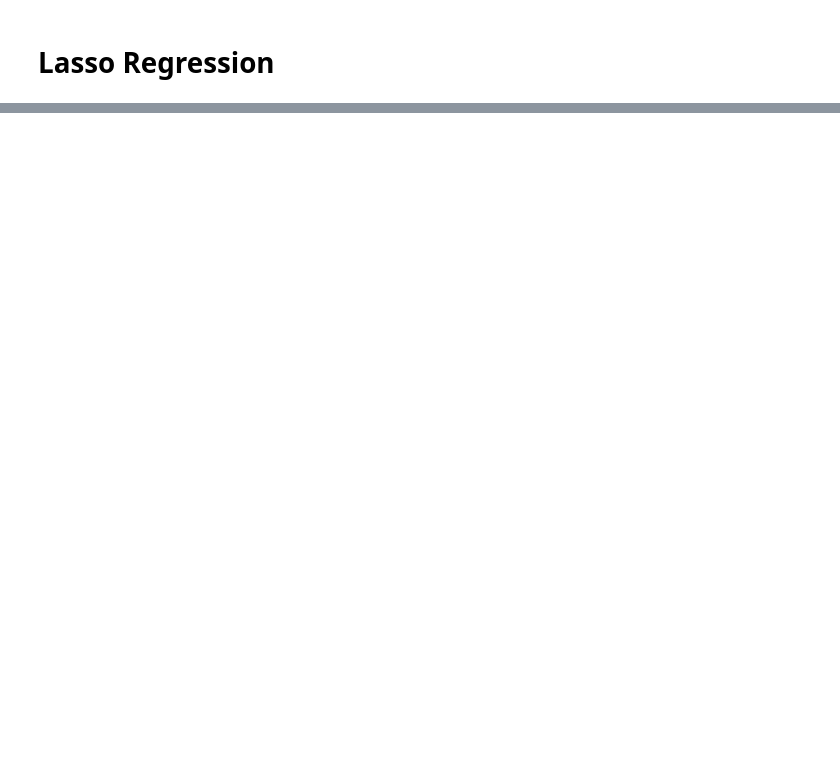
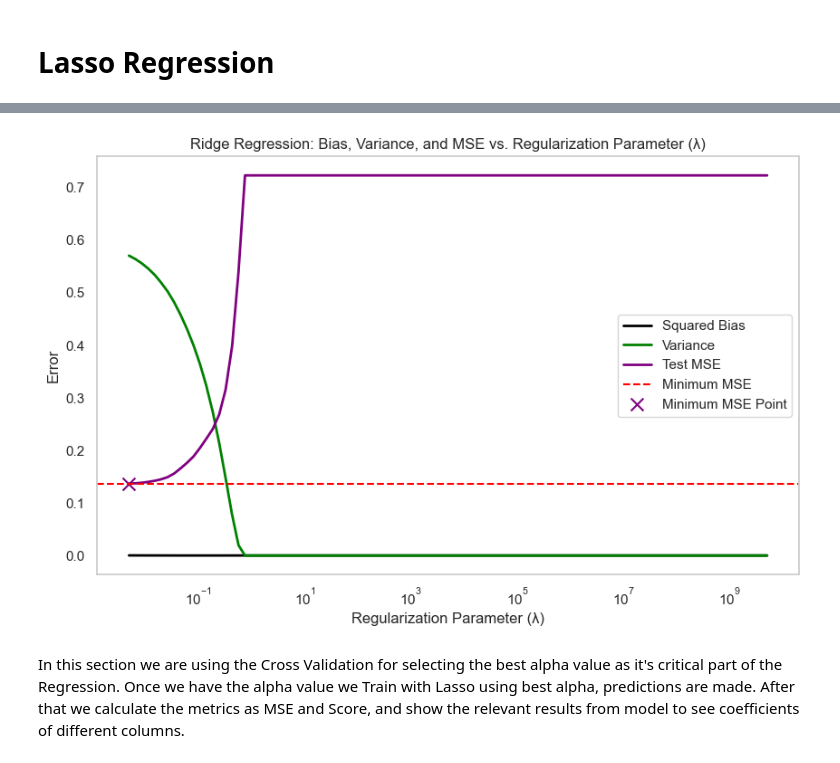
Before and after one commit to larsvdg/APRAU, a Jupyter notebook: Assignment.ipynb, the cells around one changed output, grey strips where cells are left out. Saved outputs shown, nothing was run; the diff lists cells and outputs as text; code cells hidden in the pictures; blank space fills up the shorter version.

```diff
--- a/Assignment.ipynb
+++ b/Assignment.ipynb
@@ -822,7 +1030,6 @@ plt.show()
 from sklearn.linear_model import RidgeCV, Ridge
 from sklearn.metrics import r2_score
 
-X_train, X_test , y_train, y_test = train_test_split(X, y, test_size=0.5, random_state=1)
 # Use the Cross Validation to calculate the best alpha
 ridgecv = RidgeCV(alphas = alphas, scoring = 'neg_mean_squared_error')
 ridgecv.fit(X_train, y_train)
@@ -855,14 +1086,24 @@ from sklearn.preprocessing import scale
 lasso = Lasso(max_iter = 10000)
 coefs = []
 
+
+mse = []
+squared_bias = []
+variance = []
+
 for a in alphas:
     lasso.set_params(alpha=a)
     lasso.fit(scale(X_train), y_train)
     coefs.append(lasso.coef_)
 
-ax = plt.gca()
-ax.plot(alphas*2, coefs)
-ax.set_xscale('log')
-plt.axis('tight')
-plt.xlabel('alpha')
-plt.ylabel('weights')
+    y_pred = lasso.predict(X_test)
+
+     # Calculate MSE
+    mse.append(np.mean((y_pred - y_test) ** 2))
+
+    # Calculate bias and variance
+    bias = np.mean(y_pred - y_test)
+    squared_bias.append(bias ** 2)
+    variance.append(np.var(y_pred))
+
+np.shape(coefs)
@@ -873,3 +1122,21 @@ This is example usecase of Lasso regression with values
+# %%
+plt.figure(figsize=(10, 6))
+plt.plot(alphas, squared_bias, color='black', label='Squared Bias', linewidth=2)
+plt.plot(alphas, variance, color='green', label='Variance', linewidth=2)
+plt.plot(alphas, mse, color='purple', label='Test MSE', linewidth=2)
+plt.xscale('log')
+plt.axhline(y=min(mse), color='red', linestyle='--', label='Minimum MSE')
+plt.scatter(alphas[np.argmin(mse)], min(mse), color='purple', marker='x', s=100, label='Minimum MSE Point')
+plt.title('Ridge Regression: Bias, Variance, and MSE vs. Regularization Parameter (λ)')
+plt.xlabel('Regularization Parameter (λ)')
+plt.ylabel('Error')
+plt.legend()
+plt.grid()
+plt.show()
+# %% [output]
+[figure, added]
+# %% [markdown]
+In this section we are using the Cross Validation for selecting the best alpha value as it's critical part of the Regression. Once we have the alpha value we Train with Lasso using best alpha, predictions are made. After that we calculate the metrics as MSE and Score, and show the relevant results from model to see coefficients of different columns.
 # %%
 from sklearn.linear_model import Lasso, LassoCV
 import numpy as np
```
Also changed, not shown: parts of 31 cells of this notebook, 1 other file.
